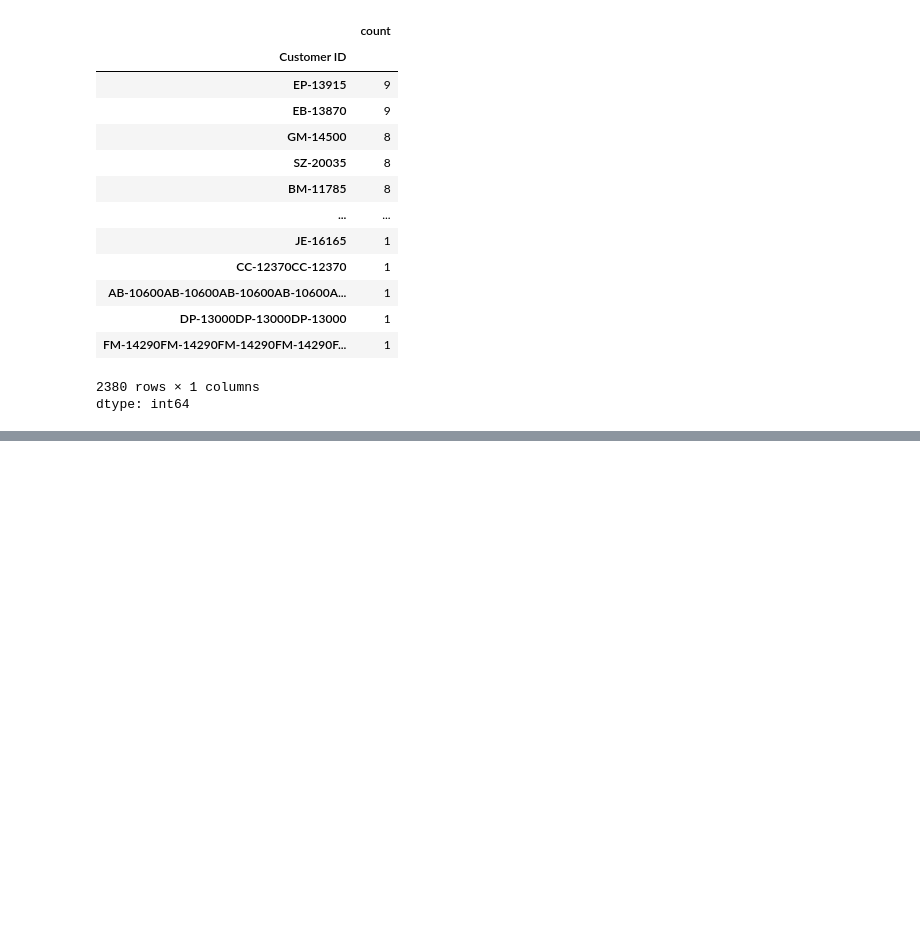
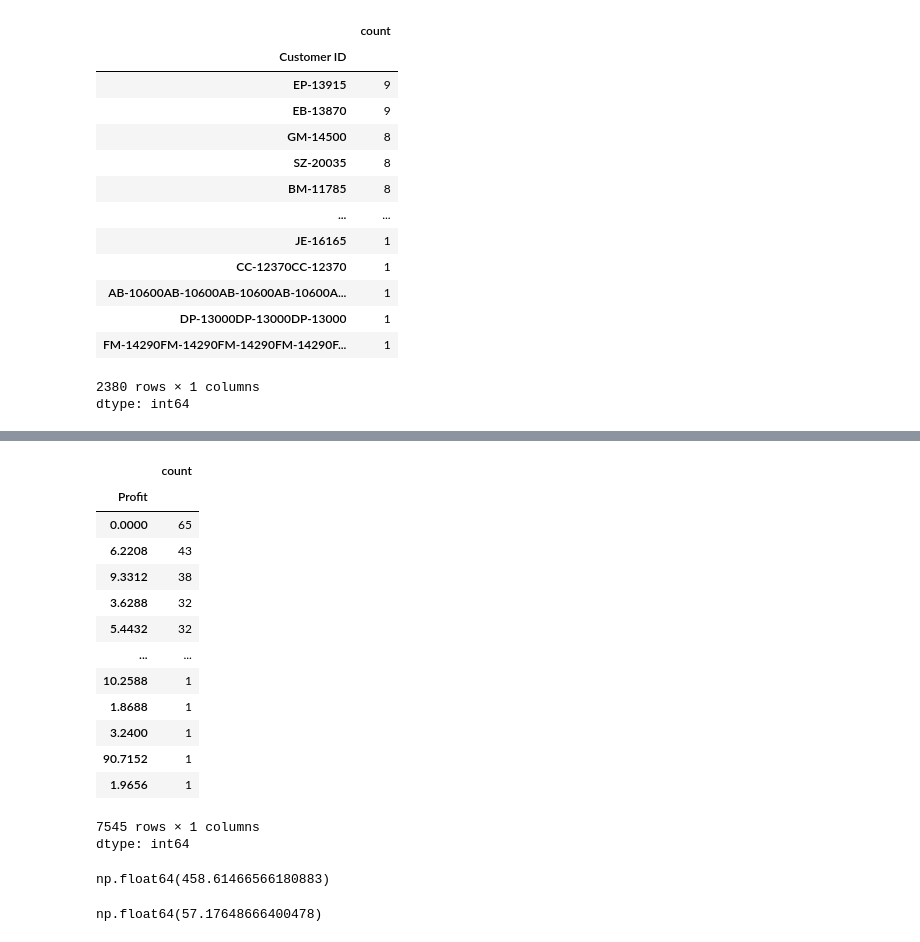
Before and after one commit to havigowda9625/AIML-DS-, a Jupyter notebook: Pandas_Assignment.ipynb, the cells around one changed output, grey strips where cells are left out. Saved outputs shown, nothing was run; the diff lists cells and outputs as text; code cells hidden in the pictures; blank space fills up the shorter version.

```diff
--- a/Pandas_Assignment.ipynb
+++ b/Pandas_Assignment.ipynb
@@ -379,0 +473,31 @@ dtype: int64
+# %%
+# Question 52: Find total profit.
+pds['Profit'].value_counts()
+# %% [output]
+|  | count |
+| Profit |  |
+| 0.0000 | 65 |
+| 6.2208 | 43 |
+| 9.3312 | 38 |
+| 3.6288 | 32 |
+| 5.4432 | 32 |
+| ... | ... |
+| 10.2588 | 1 |
+| 1.8688 | 1 |
+| 3.2400 | 1 |
+| 90.7152 | 1 |
+| 1.9656 | 1 |
+7545 rows × 1 columns
+dtype: int64
+# %%
+# Question 53: Find average sales per order.
+aspo=pds.groupby('Order ID')['Sales'].sum().mean()
+aspo
+# %% [output]
+np.float64(458.61466566180883)
+# %%
+# Question 54: Find average profit per order.
+aspo=pds.groupby('Order ID')['Profit'].sum().mean()
+aspo
+# %% [output]
+np.float64(57.17648666400478)
```
Also changed, not shown: parts of 38 cells of this notebook.
